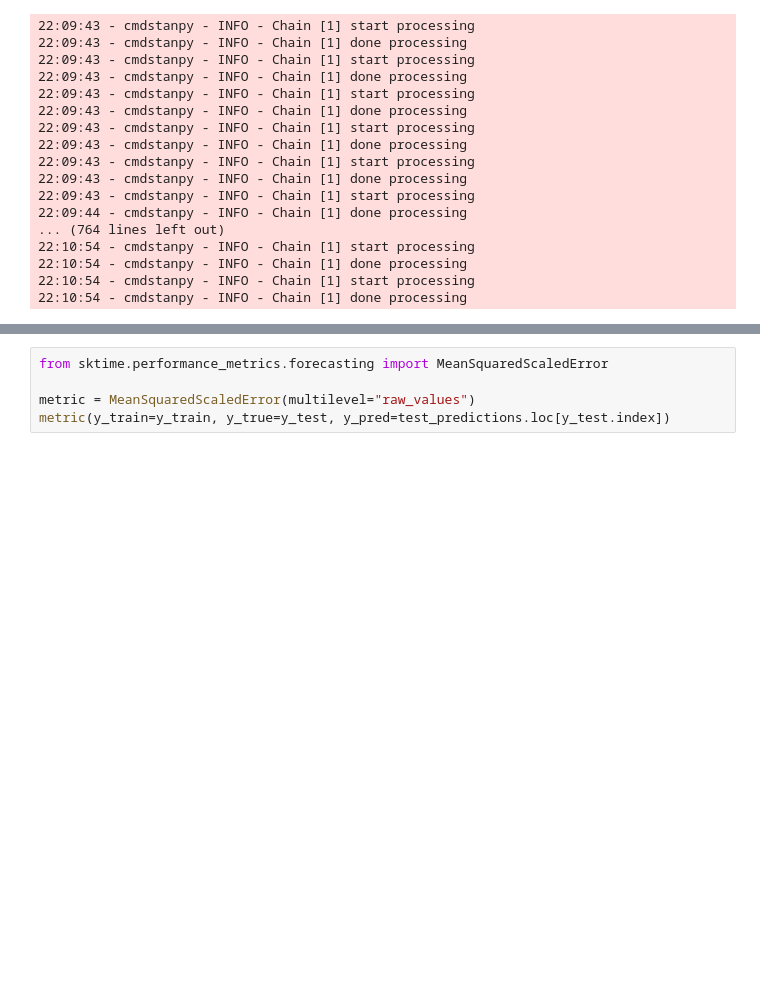
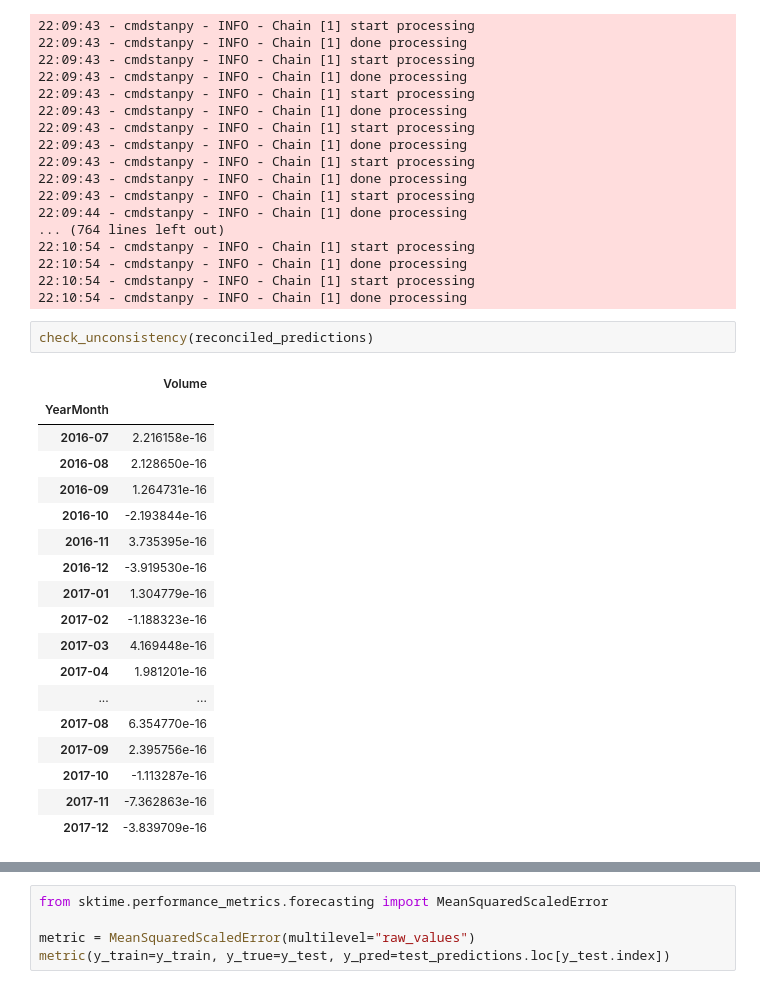
Before and after one commit to sktime/sktime-tutorial-euroscipy2024, a Jupyter notebook: notebooks/02_hierarchical_forecasting.ipynb, the cells around one changed output, grey strips where cells are left out. Drawn from its saved outputs; the diff is of its cells as text; blank space fills up the shorter version.

```diff
--- a/notebooks/02_hierarchical_forecasting.ipynb
+++ b/notebooks/02_hierarchical_forecasting.ipynb
@@ -488,6 +467,27 @@ reconciled_predictions = model_with_reconciler.predict(fh=test_timeindex)
 22:10:54 - cmdstanpy - INFO - Chain [1] done processing
 22:10:54 - cmdstanpy - INFO - Chain [1] start processing
 22:10:54 - cmdstanpy - INFO - Chain [1] done processing
+# %%
+check_unconsistency(reconciled_predictions)
+# %% [output]
+|  | Volume |
+| YearMonth |  |
+| 2016-07 | 2.216158e-16 |
+| 2016-08 | 2.128650e-16 |
+| 2016-09 | 1.264731e-16 |
+| 2016-10 | -2.193844e-16 |
+| 2016-11 | 3.735395e-16 |
+| 2016-12 | -3.919530e-16 |
+| 2017-01 | 1.304779e-16 |
+| 2017-02 | -1.188323e-16 |
+| 2017-03 | 4.169448e-16 |
+| 2017-04 | 1.981201e-16 |
+| ... | ... |
+| 2017-08 | 6.354770e-16 |
+| 2017-09 | 2.395756e-16 |
+| 2017-10 | -1.113287e-16 |
+| 2017-11 | -7.362863e-16 |
+| 2017-12 | -3.839709e-16 |
 # %%
 from sktime.transformations.hierarchical.reconcile import Reconciler
 
```
Also changed, not shown: parts of 24 cells of this notebook, 2 other files.
